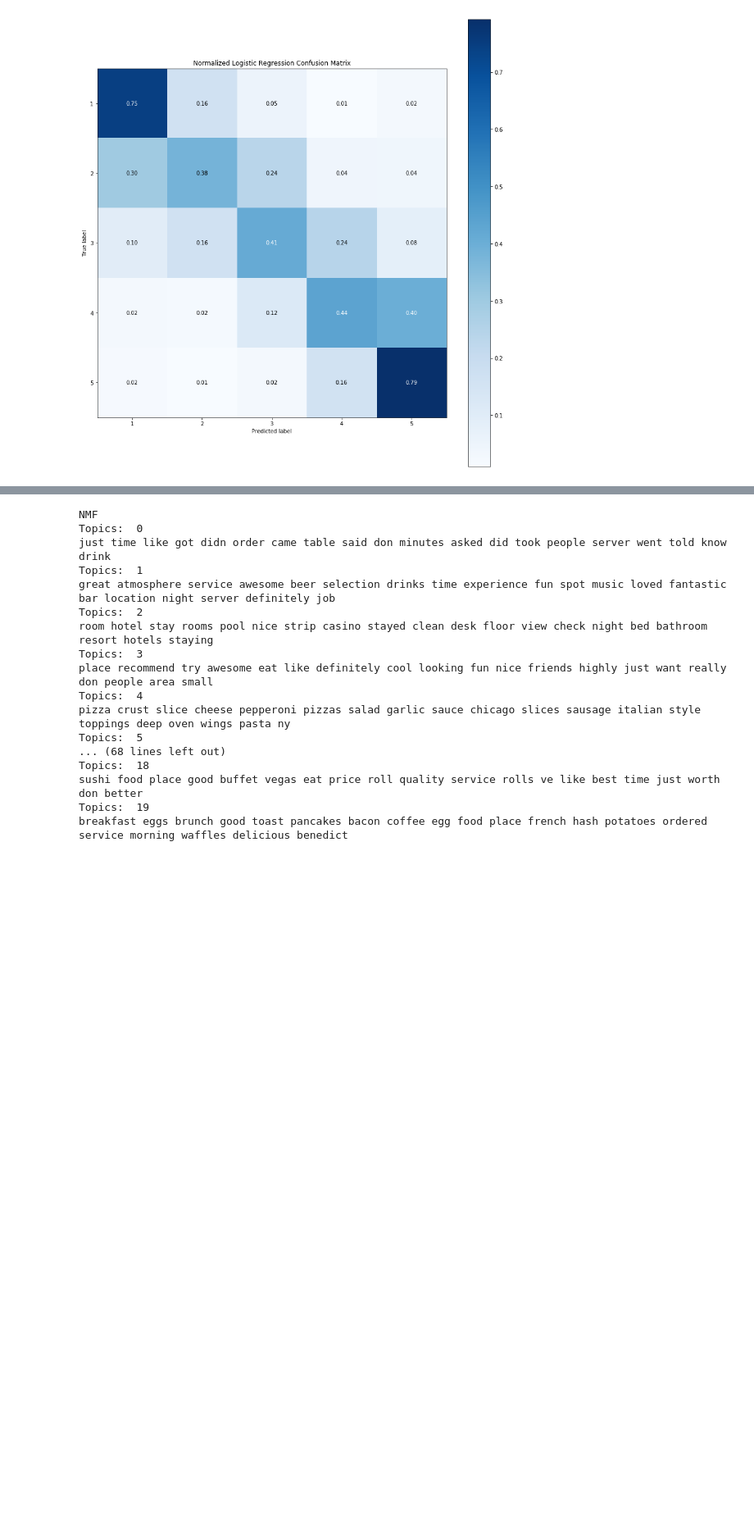
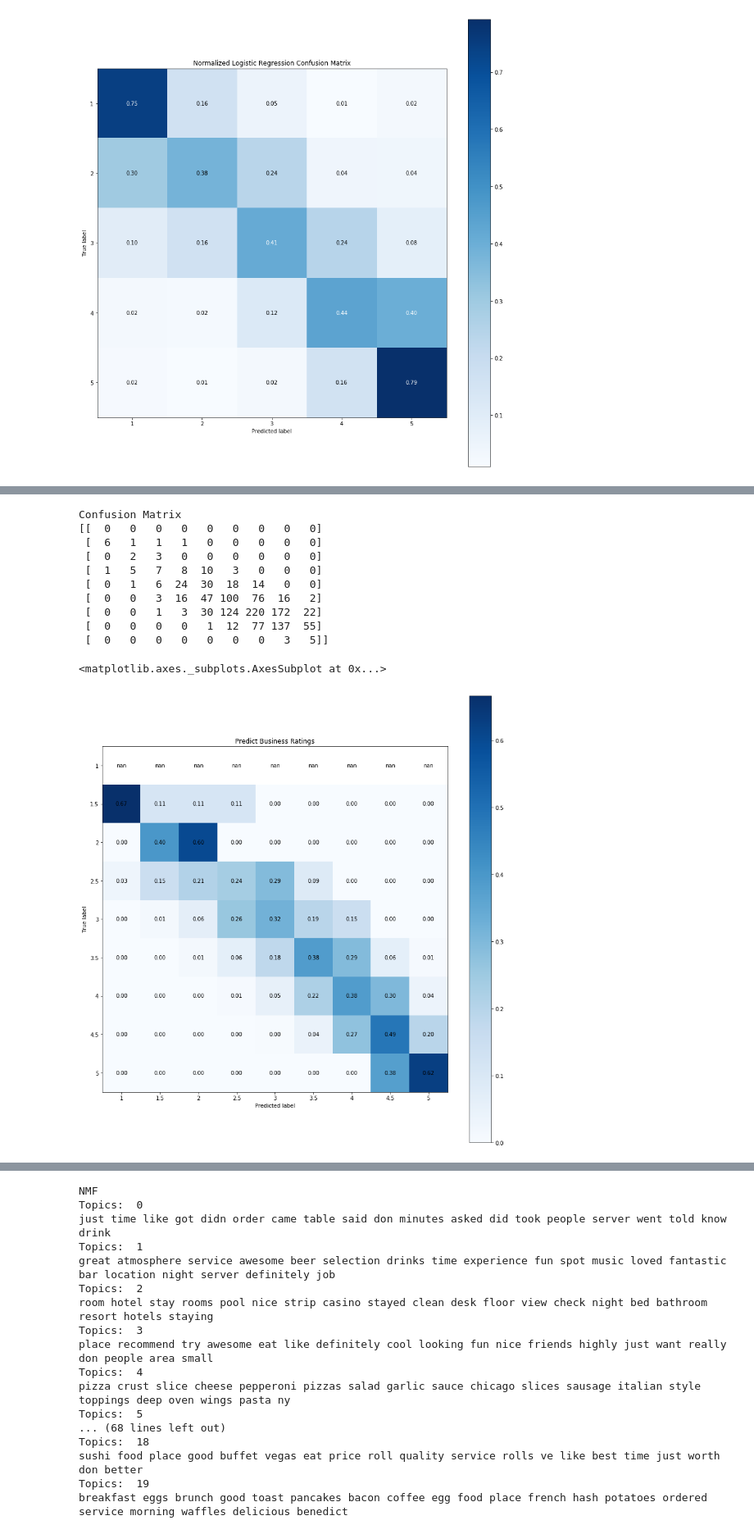
Before and after one commit to cjmckeag/134yelp, a Jupyter notebook: text analysis and eda.ipynb, the cells around one changed output, grey strips where cells are left out. Shown at 82% size. Drawn from its saved outputs; the diff is of its cells as text; code cells hidden in the pictures; blank space fills up the shorter version.

```diff
--- a/text analysis and eda.ipynb
+++ b/text analysis and eda.ipynb
@@ -689,0 +786,3 @@ Confusion Matrix
+# %%
+b = business[['business_id', 'stars']]
+b.head()
@@ -689,0 +796,2 @@ Confusion Matrix
+# %%
+predsBusiness = pd.merge(testPredsMean, b, on= 'business_id', how= 'left')
@@ -689,0 +819,23 @@ Confusion Matrix
+# %%
+def roundStars(star):
+    if star >= 1.0 and star < 1.25:
+        rstar = 1
+    elif star >= 1.25 and star < 1.74:
+        rstar = 1.5
+    elif star >= 1.75 and star < 2.24:
+        rstar = 2
+    elif star >= 2.25 and star < 2.74:
+        rstar = 2.5
+    elif star >= 2.75 and star < 3.24:
+        rstar = 3
+    elif star >= 3.25 and star < 3.74:
+        rstar = 3.5
+    elif star >= 3.75 and star < 4.24:
+        rstar = 4
+    elif star >= 4.25 and star < 4.74:
+        rstar = 4.5
+    elif star >= 4.75:
+        rstar = 5
+    return rstar
+# %%
+predsBusiness['round Preds'] = predsBusiness['preds'].map(roundStars)
@@ -689,0 +851,15 @@ Confusion Matrix
+# %%
+plot_confusion_matrix(predsBusiness['stars'].astype(str), predsBusiness['round Preds'].astype(str), classes = list(map(str, [1, 1.5, 2, 2.5, 3, 3.5, 4, 4.5, 5])), normalize = True, title = 'Predict Business Ratings')
+# %% [output]
+Confusion Matrix
+[[  0   0   0   0   0   0   0   0   0]
+ [  6   1   1   1   0   0   0   0   0]
+ [  0   2   3   0   0   0   0   0   0]
+ [  1   5   7   8  10   3   0   0   0]
+ [  0   1   6  24  30  18  14   0   0]
+ [  0   0   3  16  47 100  76  16   2]
+ [  0   0   1   3  30 124 220 172  22]
+ [  0   0   0   0   1  12  77 137  55]
+ [  0   0   0   0   0   0   0   3   5]]
+<matplotlib.axes._subplots.AxesSubplot at 0x...>
+[figure, added]
```
Also changed, not shown: parts of 22 cells of this notebook.
